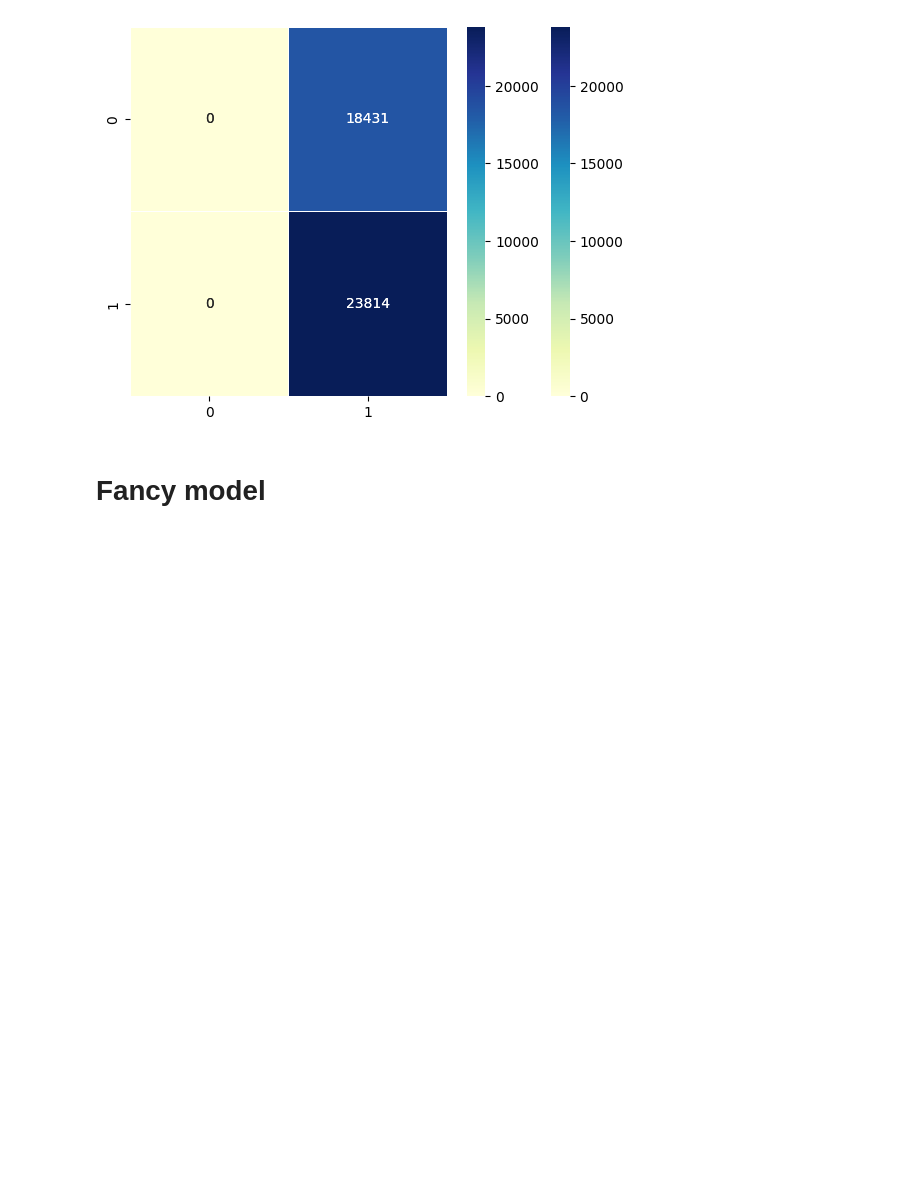
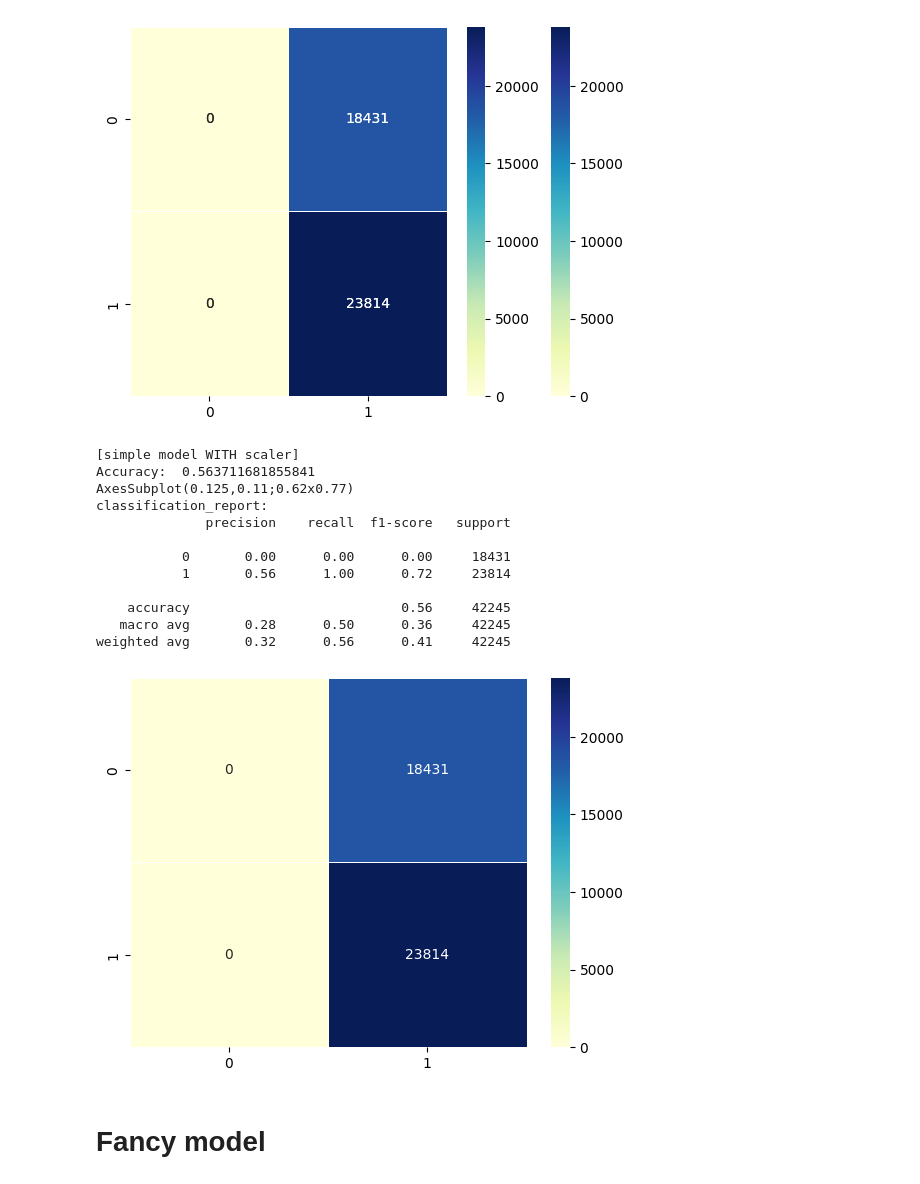
Before and after one commit to xEgle/ds-ml-project-kickstarter, a Jupyter notebook: 05_1_timing.ipynb, the cells around one changed output. Drawn from its saved outputs; the diff is of its cells as text; code cells hidden in the pictures; blank space fills up the shorter version.

```diff
--- a/05_1_timing.ipynb
+++ b/05_1_timing.ipynb
@@ -375,6 +378,26 @@ weighted avg       0.32      0.56      0.41     42245
    macro avg       0.28      0.50      0.36     42245
 weighted avg       0.32      0.56      0.41     42245
 [figure]
+# %%
+y = df['state'] #target
+X = df[['month_launch']] #predictor
+
+simple_model(X,y)
+#simple_model_wo_scaler(X,y)
+# %% [output]
+[simple model WITH scaler]
+Accuracy:  0.563711681855841
+AxesSubplot(0.125,0.11;0.62x0.77)
+classification_report:
+              precision    recall  f1-score   support
+
+           0       0.00      0.00      0.00     18431
+           1       0.56      1.00      0.72     23814
+
+    accuracy                           0.56     42245
+   macro avg       0.28      0.50      0.36     42245
+weighted avg       0.32      0.56      0.41     42245
+[figure, added]
 # %% [markdown]
 # Fancy model
 # %% [markdown]
```
Also changed, not shown: parts of 9 cells of this notebook.
